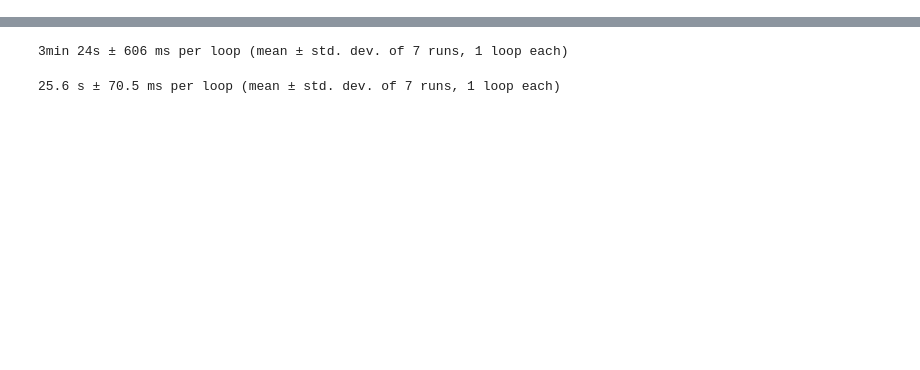
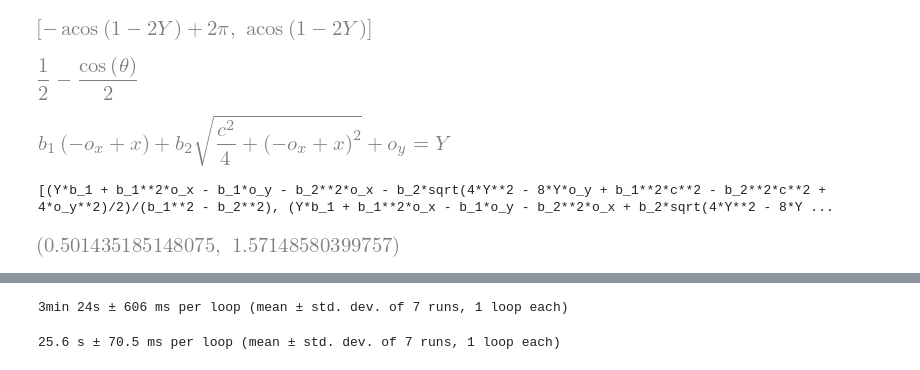
Before and after one commit to Kxnr/Noise, a Jupyter notebook: noise_mapping_test.ipynb, the cells around one changed output, grey strips where cells are left out. Drawn from its saved outputs; the diff is of its cells as text; code cells hidden in the pictures; blank space fills up the shorter version.

```diff
--- a/noise_mapping_test.ipynb
+++ b/noise_mapping_test.ipynb
@@ -32,0 +57,8 @@ Y_sols
+# %%
+sm.solve(sm.Eq(Y_sols[1], Y), θ)
+# %% [output]
+[figure, added]
+# %%
+Y_sols[1]
+# %% [output]
+[figure, added]
@@ -32,0 +94,12 @@ Y_sols
+# %%
+o_y, o_x, b_1, b_2, x, c = sm.symbols('o_y o_x b_1 b_2 x c')
+eqn = sm.Eq(o_y + b_1 * (x - o_x) + b_2 * sm.sqrt(sm.Pow((x - o_x), 2) + sm.Pow(c, 2) / 4), Y)
+display(eqn)
+print(sm.solve(eqn, x))
+# %% [output]
+[figure, added]
+[(Y*b_1 + b_1**2*o_x - b_1*o_y - b_2**2*o_x - b_2*sqrt(4*Y**2 - 8*Y*o_y + b_1**2*c**2 - b_2**2*c**2 + 4*o_y**2)/2)/(b_1**2 - b_2**2), (Y*b_1 + b_1**2*o_x - b_1*o_y - b_2**2*o_x + b_2*sqrt(4*Y**2 - 8*Y ...
+# %%
+min(t_result), max(t_result)
+# %% [output]
+[figure, added]
```
Also changed, not shown: parts of 15 cells of this notebook.
